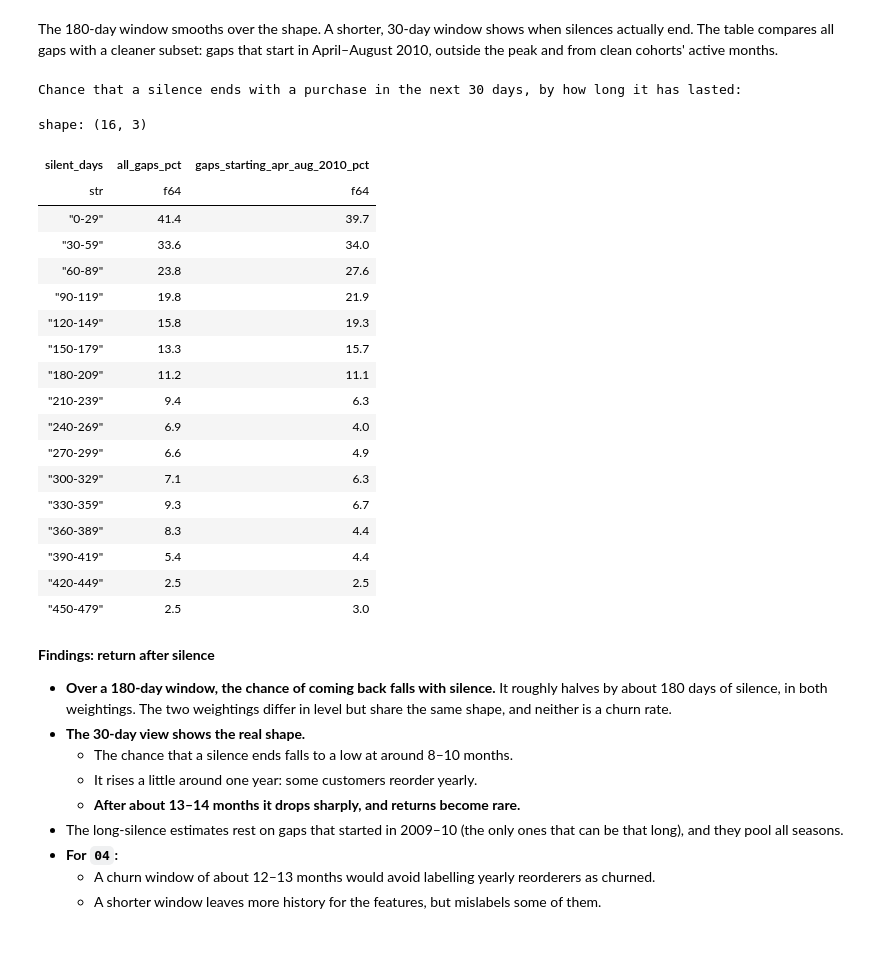
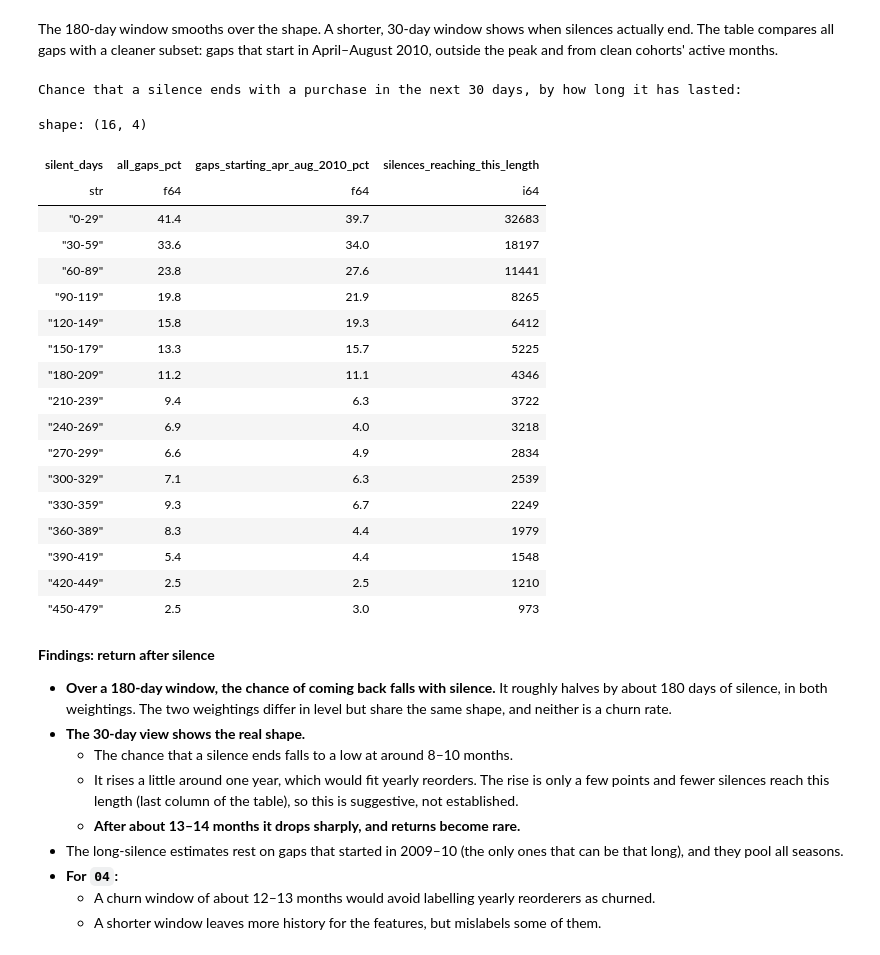
Before and after one commit to tomas20oriol-jpg/customer-segmentation-retention, a Jupyter notebook: notebooks/03_cohort_retention.ipynb, the cells around one changed output. Drawn from its saved outputs; the diff is of its cells as text; code cells hidden in the pictures.

```diff
--- a/notebooks/03_cohort_retention.ipynb
+++ b/notebooks/03_cohort_retention.ipynb
@@ -428,43 +489,44 @@ The 180-day window smooths over the shape. A shorter, 30-day window shows when s
 # %%
 BANDS = np.arange(0, 480, 30)
 clean_offpeak = intervals.filter(pl.col("start").is_between(date(2010, 4, 1), date(2010, 8, 31)))
 hazard = pl.DataFrame({
     "silent_days": [f"{a}-{a + 29}" for a in BANDS],
     "all_gaps_pct": conditional_return(
         SurvfuncRight(intervals["duration"].to_numpy(), intervals["event"].to_numpy()), BANDS, 30) * 100,
     "gaps_starting_apr_aug_2010_pct": conditional_return(
         SurvfuncRight(clean_offpeak["duration"].to_numpy(), clean_offpeak["event"].to_numpy()), BANDS, 30) * 100,
-}).with_columns(pl.exclude("silent_days").round(1))
+    "silences_reaching_this_length": [int((intervals["duration"].to_numpy() >= a).sum()) for a in BANDS],
+}).with_columns(pl.col("all_gaps_pct", "gaps_starting_apr_aug_2010_pct").round(1))
 print("Chance that a silence ends with a purchase in the next 30 days, by how long it has lasted:")
 hazard
 # %% [output]
 Chance that a silence ends with a purchase in the next 30 days, by how long it has lasted:
-shape: (16, 3)
+shape: (16, 4)
-| silent_days | all_gaps_pct | gaps_starting_apr_aug_2010_pct |
-| str | f64 | f64 |
-| "0-29" | 41.4 | 39.7 |
-| "30-59" | 33.6 | 34.0 |
-| "60-89" | 23.8 | 27.6 |
-| "90-119" | 19.8 | 21.9 |
-| "120-149" | 15.8 | 19.3 |
-| "150-179" | 13.3 | 15.7 |
-| "180-209" | 11.2 | 11.1 |
-| "210-239" | 9.4 | 6.3 |
-| "240-269" | 6.9 | 4.0 |
-| "270-299" | 6.6 | 4.9 |
-| "300-329" | 7.1 | 6.3 |
-| "330-359" | 9.3 | 6.7 |
-| "360-389" | 8.3 | 4.4 |
-| "390-419" | 5.4 | 4.4 |
-| "420-449" | 2.5 | 2.5 |
-| "450-479" | 2.5 | 3.0 |
+| silent_days | all_gaps_pct | gaps_starting_apr_aug_2010_pct | silences_reaching_this_length |
+| str | f64 | f64 | i64 |
+| "0-29" | 41.4 | 39.7 | 32683 |
+| "30-59" | 33.6 | 34.0 | 18197 |
+| "60-89" | 23.8 | 27.6 | 11441 |
+| "90-119" | 19.8 | 21.9 | 8265 |
+| "120-149" | 15.8 | 19.3 | 6412 |
+| "150-179" | 13.3 | 15.7 | 5225 |
+| "180-209" | 11.2 | 11.1 | 4346 |
+| "210-239" | 9.4 | 6.3 | 3722 |
+| "240-269" | 6.9 | 4.0 | 3218 |
+| "270-299" | 6.6 | 4.9 | 2834 |
+| "300-329" | 7.1 | 6.3 | 2539 |
+| "330-359" | 9.3 | 6.7 | 2249 |
+| "360-389" | 8.3 | 4.4 | 1979 |
+| "390-419" | 5.4 | 4.4 | 1548 |
+| "420-449" | 2.5 | 2.5 | 1210 |
+| "450-479" | 2.5 | 3.0 | 973 |
 # %% [markdown]
 **Findings: return after silence**
 
 - **Over a 180-day window, the chance of coming back falls with silence.** It roughly halves by about 180 days of silence, in both weightings. The two weightings differ in level but share the same shape, and neither is a churn rate.
 - **The 30-day view shows the real shape.**
   - The chance that a silence ends falls to a low at around 8–10 months.
-  - It rises a little around one year: some customers reorder yearly.
+  - It rises a little around one year, which would fit yearly reorders. The rise is only a few points and fewer silences reach this length (last column of the table), so this is suggestive, not established.
   - **After about 13–14 months it drops sharply, and returns become rare.**
 - The long-silence estimates rest on gaps that started in 2009–10 (the only ones that can be that long), and they pool all seasons.
 - **For `04`:**
```
Also changed, not shown: parts of 7 cells of this notebook, 20 other files.
